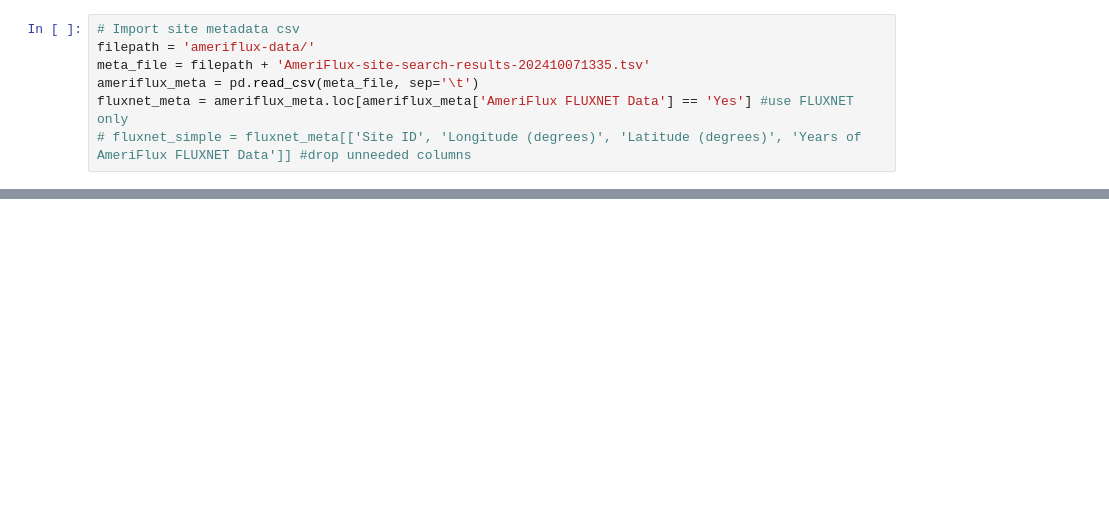
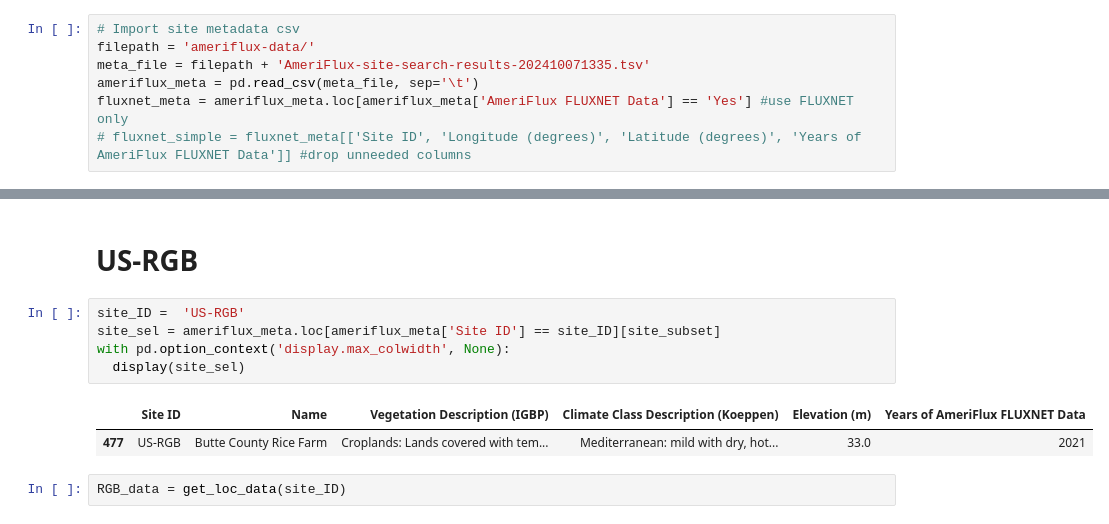
Before and after one commit to hannahzafar/FLUXNET-Model-comparison, a Jupyter notebook: comparison.ipynb, the cells around one changed output, grey strips where cells are left out. Drawn from its saved outputs; the diff is of its cells as text; blank space fills up the shorter version.

```diff
--- a/comparison.ipynb
+++ b/comparison.ipynb
@@ -253,3 +201,15 @@ plot_ds.hvplot(
 )
 # %% [output]
 [interactive output not drawn]
+# %% [markdown]
+# US-RGB
+# %%
+site_ID =  'US-RGB'
+site_sel = ameriflux_meta.loc[ameriflux_meta['Site ID'] == site_ID][site_subset]
+with pd.option_context('display.max_colwidth', None):
+  display(site_sel)
+# %% [output]
+|  | Site ID | Name | Vegetation Description (IGBP) | Climate Class Description (Koeppen) | Elevation (m) | Years of AmeriFlux FLUXNET Data |
+| 477 | US-RGB | Butte County Rice Farm | Croplands: Lands covered with tem... | Mediterranean: mild with dry, hot... | 33.0 | 2021 |
+# %%
+RGB_data = get_loc_data(site_ID)
```
Also changed, not shown: parts of 30 cells of this notebook.
